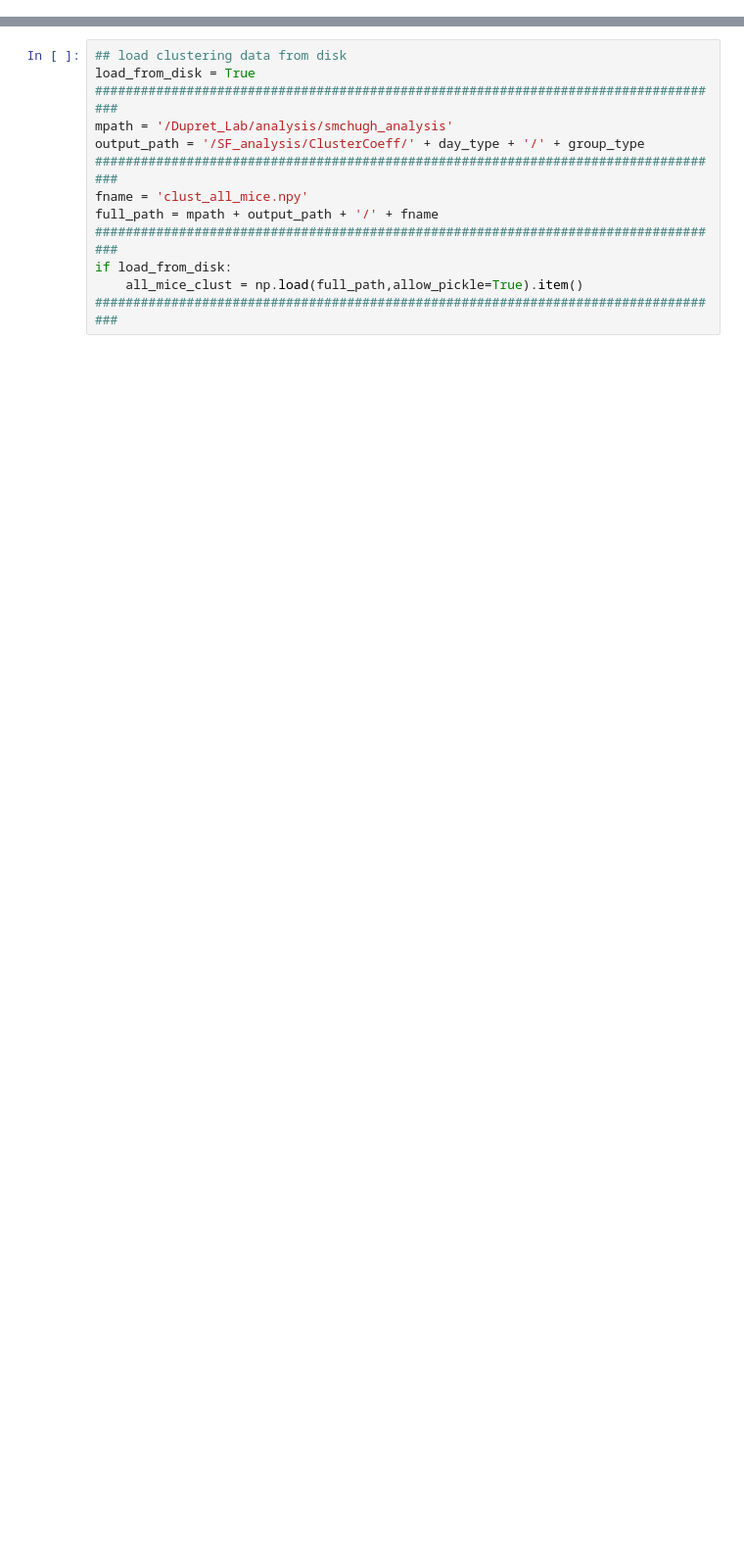
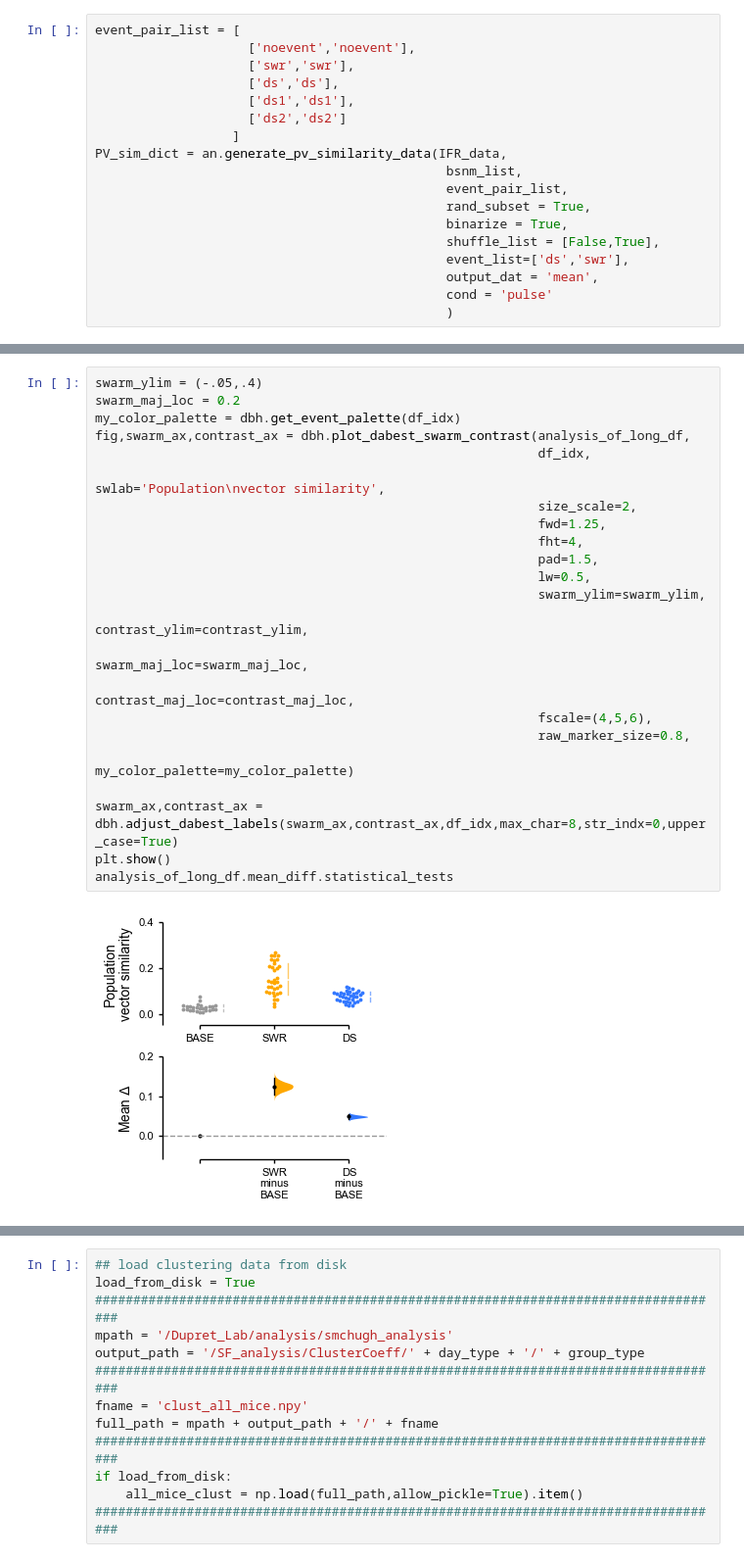
Before and after one commit to stephenbmchugh-neuroscience/neuron_2024_repro, a Jupyter notebook: notebooks/Neuron_Figure_3_github.ipynb, the cells around one changed output, grey strips where cells are left out. Shown at 98% size. Saved outputs shown, nothing was run; the diff lists cells and outputs as text; blank space fills up the shorter version.

```diff
--- a/notebooks/Neuron_Figure_3_github.ipynb
+++ b/notebooks/Neuron_Figure_3_github.ipynb
@@ -220,0 +247,18 @@ size is 0.1
+# %%
+event_pair_list = [
+                    ['noevent','noevent'],
+                    ['swr','swr'],
+                    ['ds','ds'],
+                    ['ds1','ds1'],
+                    ['ds2','ds2']
+                  ]
+PV_sim_dict = an.generate_pv_similarity_data(IFR_data,
+                                              bsnm_list,
+                                              event_pair_list,
+                                              rand_subset = True,
+                                              binarize = True,
+                                              shuffle_list = [False,True],
+                                              event_list=['ds','swr'],
+                                              output_dat = 'mean',
+                                              cond = 'pulse'
+                                              )
@@ -220,0 +306,25 @@ size is 0.1
+# %%
+swarm_ylim = (-.05,.4)
+swarm_maj_loc = 0.2
+my_color_palette = dbh.get_event_palette(df_idx)
+fig,swarm_ax,contrast_ax = dbh.plot_dabest_swarm_contrast(analysis_of_long_df,
+                                                          df_idx,
+                                                          swlab='Population\nvector similarity',
+                                                          size_scale=2,
+                                                          fwd=1.25,
+                                                          fht=4,
+                                                          pad=1.5,
+                                                          lw=0.5,
+                                                          swarm_ylim=swarm_ylim,
+                                                          contrast_ylim=contrast_ylim,
+                                                          swarm_maj_loc=swarm_maj_loc,
+                                                          contrast_maj_loc=contrast_maj_loc,
+                                                          fscale=(4,5,6),
+                                                          raw_marker_size=0.8,
+                                                          my_color_palette=my_color_palette)
+
+swarm_ax,contrast_ax = dbh.adjust_dabest_labels(swarm_ax,contrast_ax,df_idx,max_char=8,str_indx=0,upper_case=True)
+plt.show()
+analysis_of_long_df.mean_diff.statistical_tests
+# %% [output]
+[figure, added]
```
Also changed, not shown: parts of 87 cells of this notebook, 6 other files.
